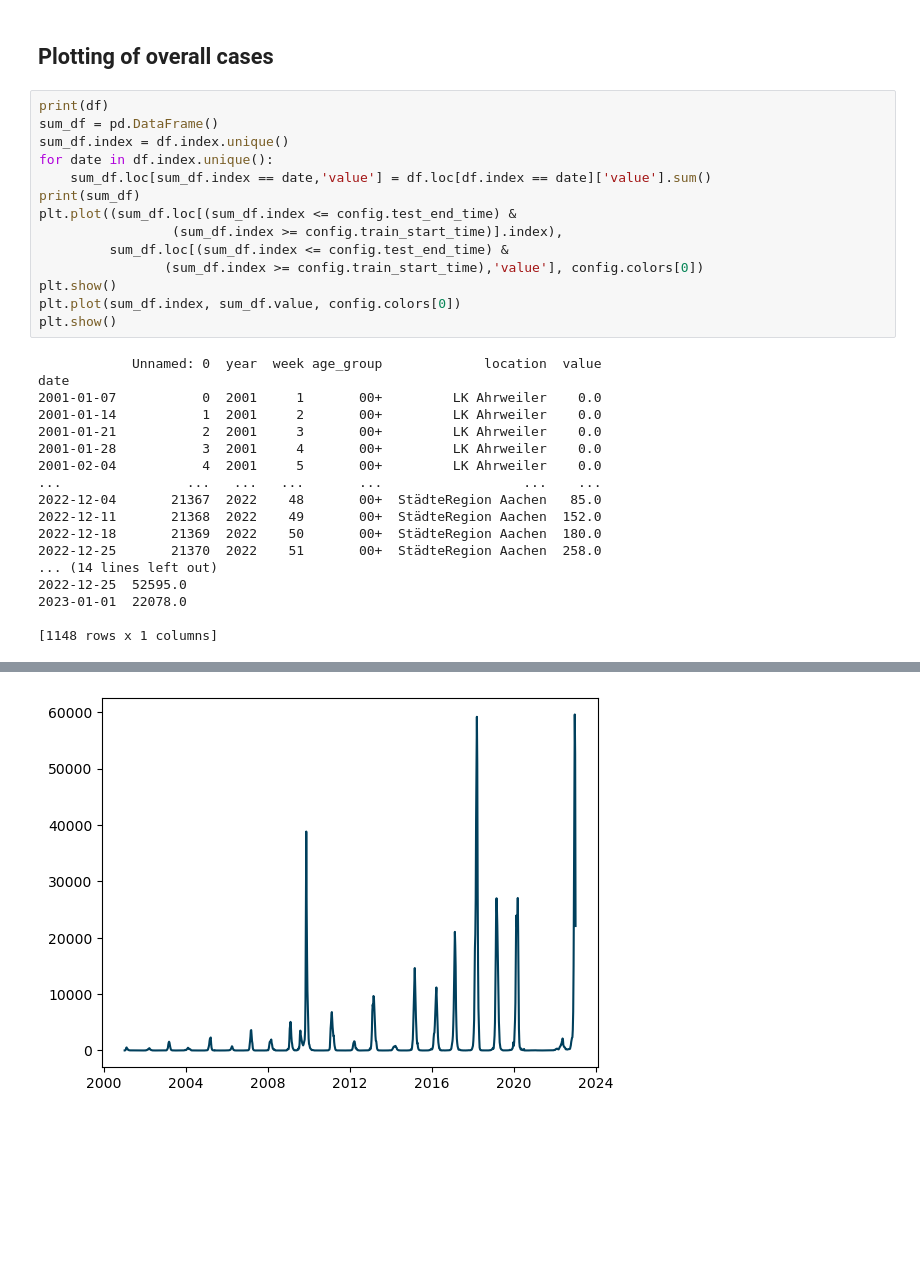
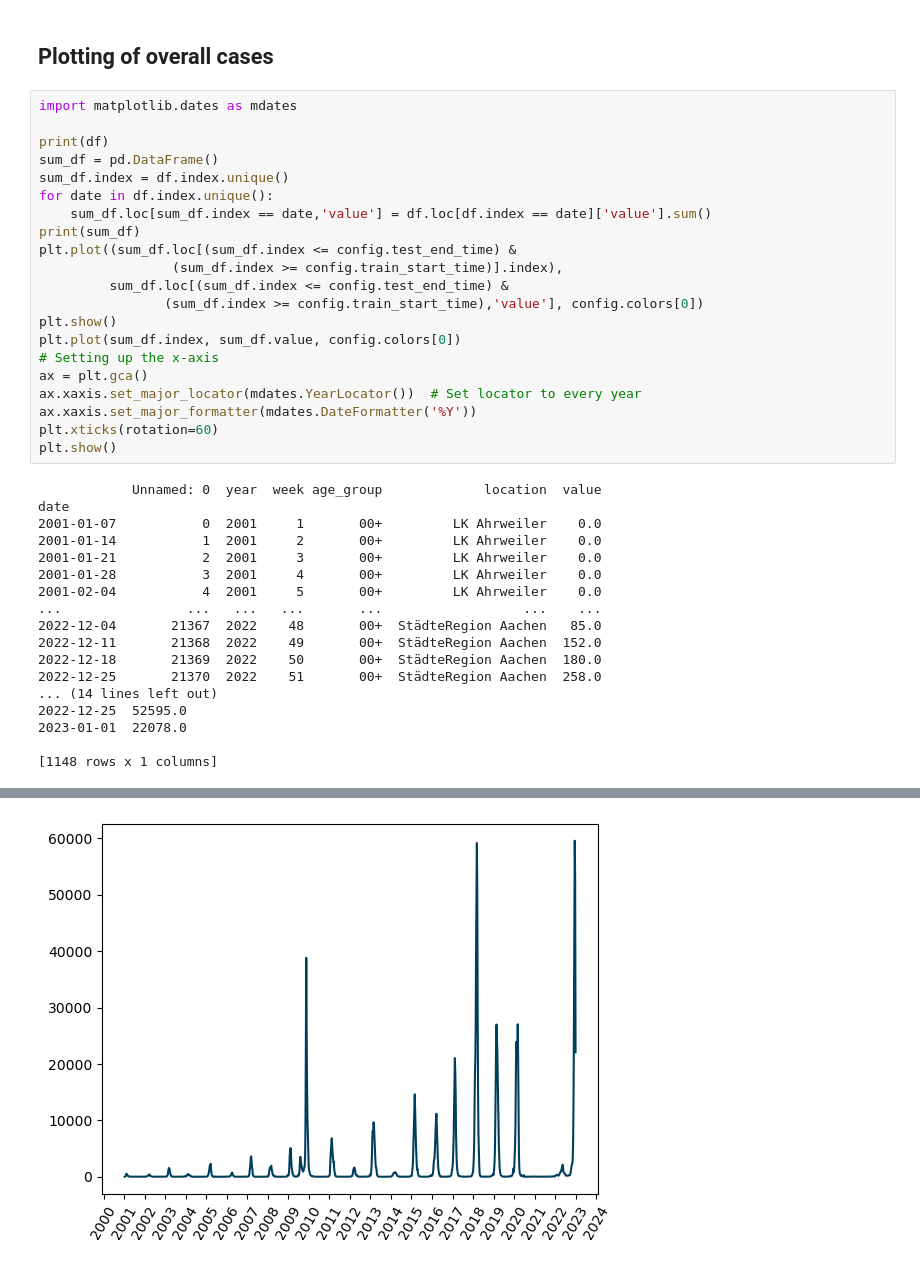
Before and after one commit to Kai-Ref/DeepAR_InfluenzaForecast, a Jupyter notebook: Notebooks/StepByStepGuide.ipynb, the cells around one changed output, grey strips where cells are left out. Cells and saved outputs as stored; diff of their text form; blank space fills up the shorter version.

```diff
--- a/Notebooks/StepByStepGuide.ipynb
+++ b/Notebooks/StepByStepGuide.ipynb
@@ -134,6 +134,8 @@ LK Bad Dürkheim
 # %% [markdown]
 ## Plotting of overall cases
 # %%
+import matplotlib.dates as mdates
+
 print(df)
 sum_df = pd.DataFrame()
 sum_df.index = df.index.unique()
@@ -146,6 +148,11 @@ plt.plot((sum_df.loc[(sum_df.index <= config.test_end_time) &
                 (sum_df.index >= config.train_start_time),'value'], config.colors[0])
 plt.show()
 plt.plot(sum_df.index, sum_df.value, config.colors[0])
+# Setting up the x-axis
+ax = plt.gca()
+ax.xaxis.set_major_locator(mdates.YearLocator())  # Set locator to every year
+ax.xaxis.set_major_formatter(mdates.DateFormatter('%Y'))
+plt.xticks(rotation=60)
 plt.show()
 # %% [output]
             Unnamed: 0  year  week age_group             location  value
@@ -169 +176 @@ date
-[figure, old version]
+[figure, new version]
```
Also changed, not shown: parts of 2 cells of this notebook, 22 other files.
